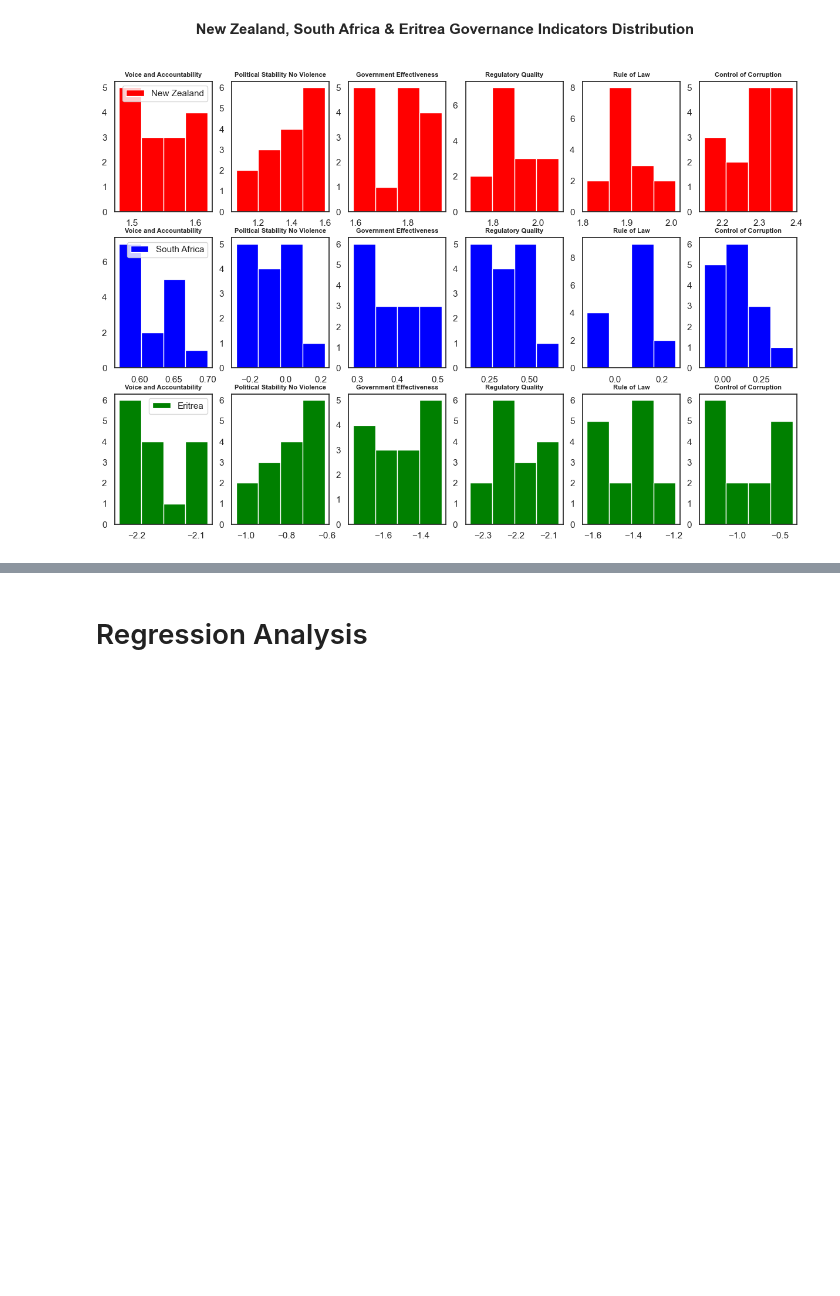
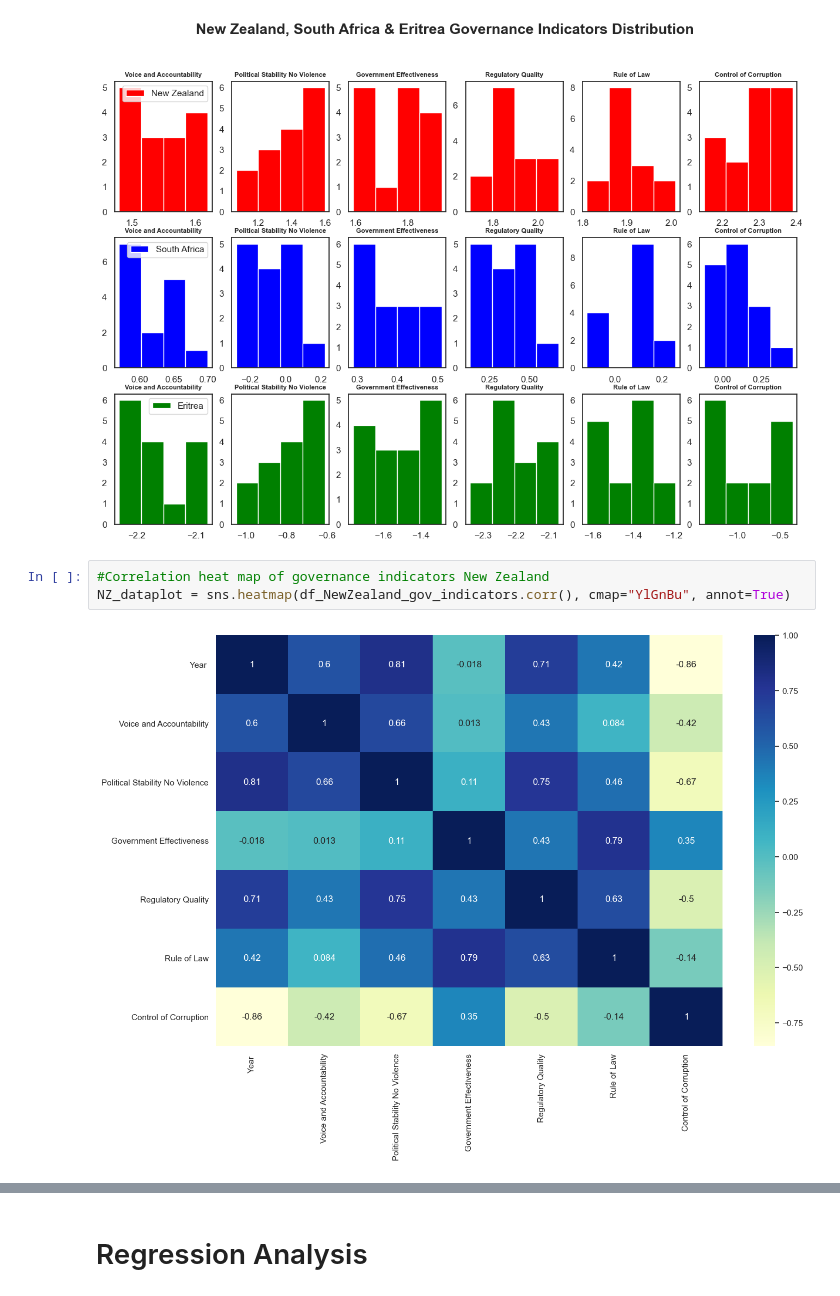
Before and after one commit to NigelGondo/Portfolio_Projects, a Jupyter notebook: Regression analysis of governance, ease of doing business and investment.ipynb, the cells around one changed output, grey strips where cells are left out. Drawn from its saved outputs; the diff is of its cells as text; blank space fills up the shorter version.

```diff
--- a/Regression analysis of governance, ease of doing business and investment.ipynb
+++ b/Regression analysis of governance, ease of doing business and investment.ipynb
@@ -595,3 +594,8 @@ ax[2,0].legend(labels = ['Eritrea'])
 plt.show()
 # %% [output]
 [figure]
+# %%
+#Correlation heat map of governance indicators New Zealand
+NZ_dataplot = sns.heatmap(df_NewZealand_gov_indicators.corr(), cmap="YlGnBu", annot=True)
+# %% [output]
+[figure, added]
```
Also changed, not shown: parts of 6 cells of this notebook.
